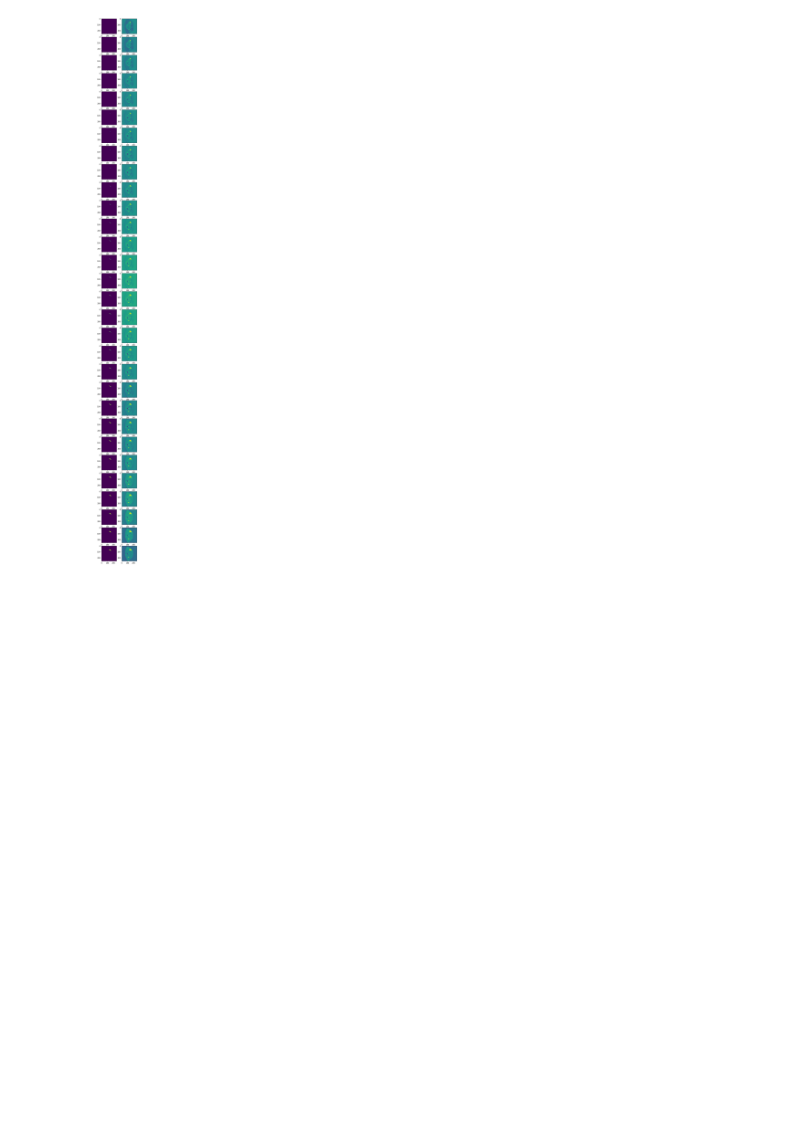
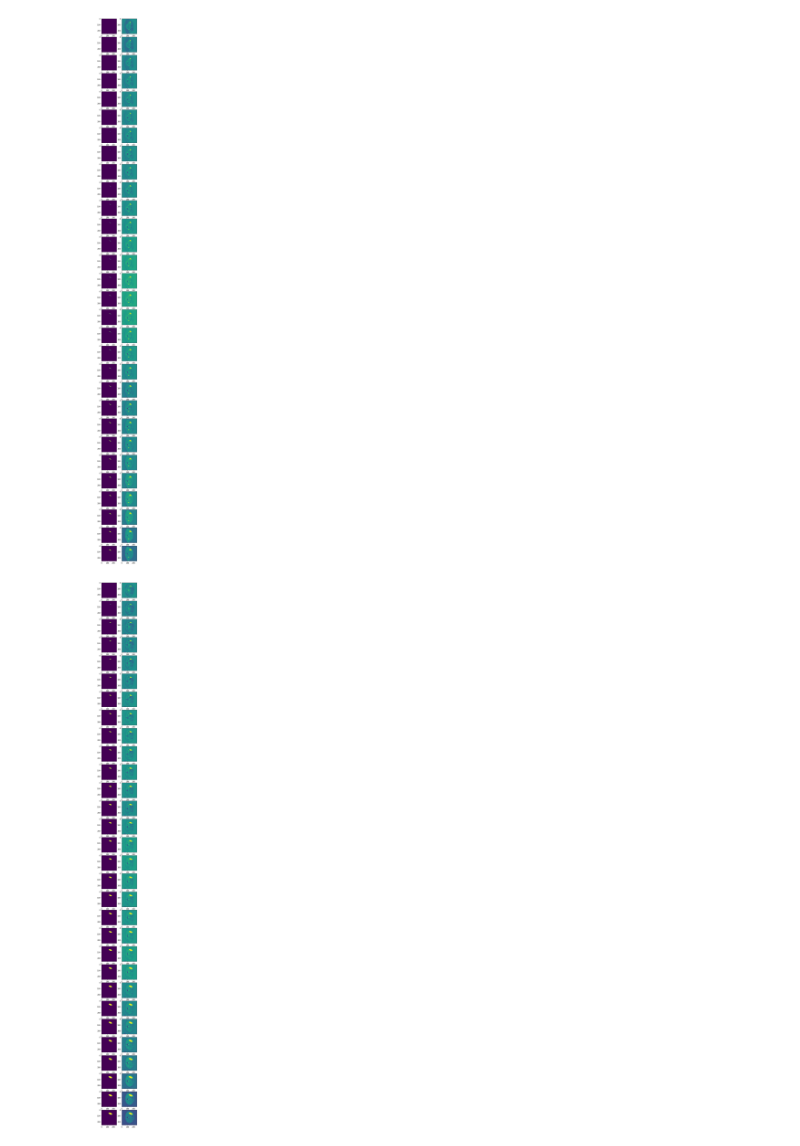
Before and after one commit to Amirhosein-javadi/Medical-Imaging, a Jupyter notebook: UNet_Training.ipynb, the cells around one changed output. Drawn from its saved outputs; the diff is of its cells as text; code cells hidden in the pictures; blank space fills up the shorter version.

Commit message:
Trained Output Added

```diff
--- a/UNet_Training.ipynb
+++ b/UNet_Training.ipynb
@@ -2304,3 +2304,26 @@ plt.gcf().set_size_inches(4, 60)
 plt.show()
 # %% [output]
 [figure]
+# %%
+for batch in My_Dataloader['train']:
+    image , label = batch
+    image = image.to(device)
+    label = label.to(device)
+    output_model = best_Model(image.float())
+    break
+
+label = label.cpu().detach().numpy()
+label = label[0,0,:,:,:]
+output_model = output_model.cpu().detach().numpy()
+output_model = output_model[0,0,:,:,:]
+# %%
+for i in range(30):
+    plt.subplot(30, 2, 2*i+1)
+    plt.imshow(label[i,:, :])
+    plt.subplot(30, 2, 2*i+2)
+    plt.imshow(output_model[i,:, :])
+
+plt.gcf().set_size_inches(4, 60)
+plt.show()
+# %% [output]
+[figure, added]
```
